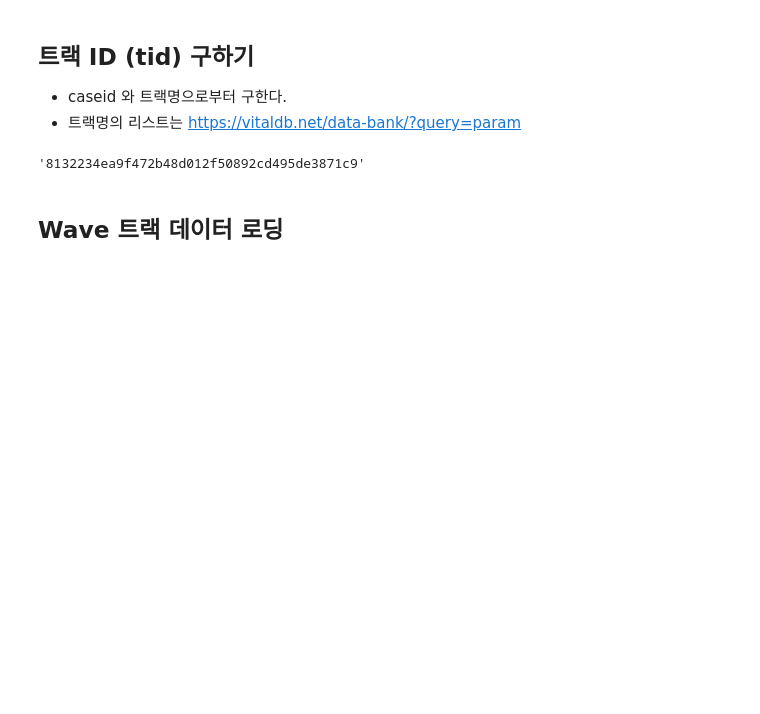
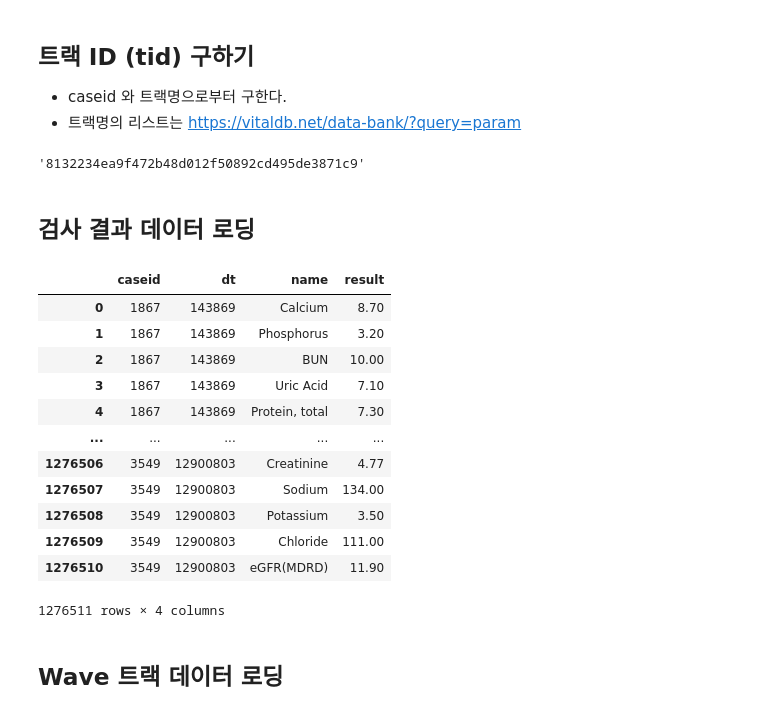
Before and after one commit to vitaldb/pyvital, a Jupyter notebook: vitaldb.ipynb, the cells around one changed output. Saved outputs shown, nothing was run; the diff lists cells and outputs as text; code cells hidden in the pictures; blank space fills up the shorter version.

```diff
--- a/vitaldb.ipynb
+++ b/vitaldb.ipynb
@@ -69,6 +69,25 @@ tid = df_trks[(df_trks['caseid'] == caseid) & (df_trks['tname'] == 'Solar8000/AR
 tid
 # %% [output]
 '8132234ea9f472b48d012f50892cd495de3871c9'
+# %% [markdown]
+## 검사 결과 데이터 로딩
+# %%
+labs = pd.read_csv('https://api.vitaldb.net/labs')
+labs
+# %% [output]
+|  | caseid | dt | name | result |
+| 0 | 1867 | 143869 | Calcium | 8.70 |
+| 1 | 1867 | 143869 | Phosphorus | 3.20 |
+| 2 | 1867 | 143869 | BUN | 10.00 |
+| 3 | 1867 | 143869 | Uric Acid | 7.10 |
+| 4 | 1867 | 143869 | Protein, total | 7.30 |
+| ... | ... | ... | ... | ... |
+| 1276506 | 3549 | 12900803 | Creatinine | 4.77 |
+| 1276507 | 3549 | 12900803 | Sodium | 134.00 |
+| 1276508 | 3549 | 12900803 | Potassium | 3.50 |
+| 1276509 | 3549 | 12900803 | Chloride | 111.00 |
+| 1276510 | 3549 | 12900803 | eGFR(MDRD) | 11.90 |
+1276511 rows × 4 columns
 # %% [markdown]
 ## Wave 트랙 데이터 로딩
 # %%
```
